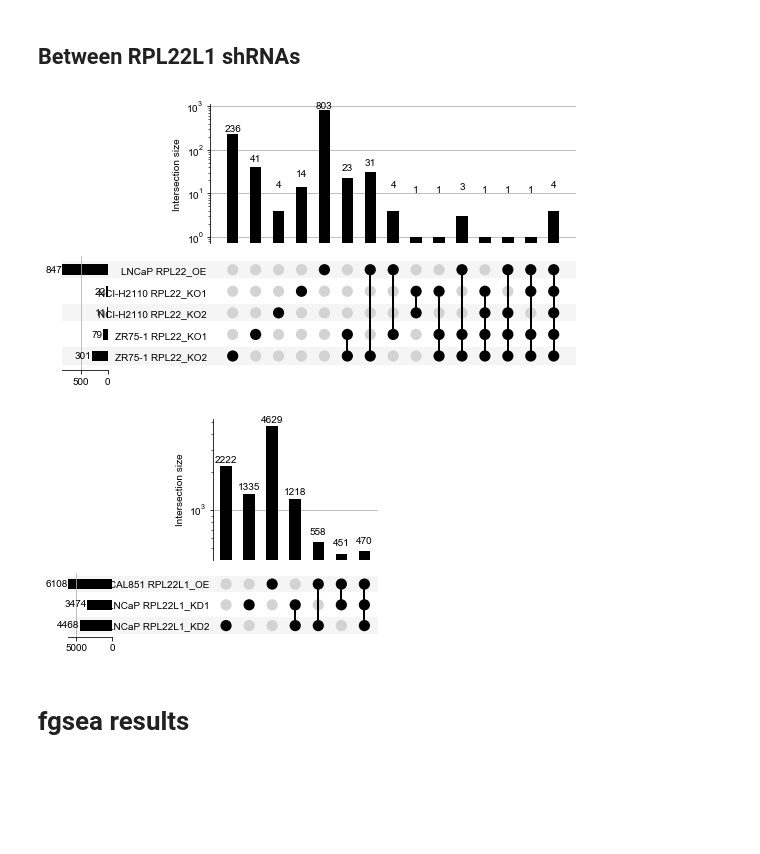
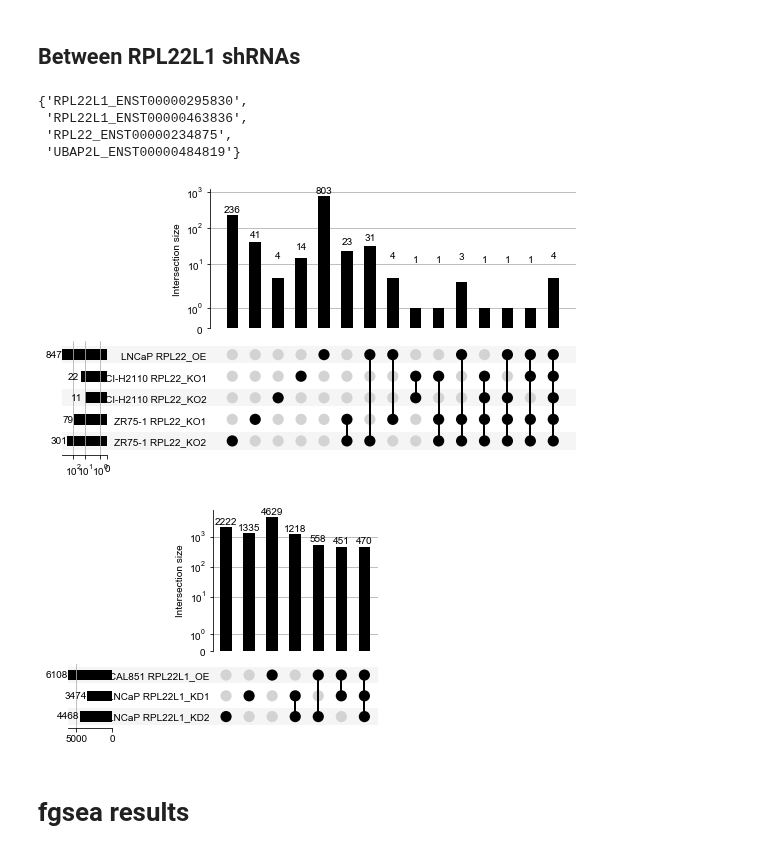
Before and after one commit to kevinhu/mdm4-splicing, a Jupyter notebook: notebooks/fig3_expression.ipynb, the cells around one changed output. Cells and saved outputs as stored; diff of their text form; code cells hidden in the pictures; blank space fills up the shorter version.

```diff
--- a/notebooks/fig3_expression.ipynb
+++ b/notebooks/fig3_expression.ipynb
@@ -203,6 +201,13 @@ rpl22_int_display_names = [
 ]
 
 rpl22_ko_ints, rpl22_ko_int_names, rpl22_ko_int_sizes = get_overlaps(rpl22_int_rmats,rpl22_int_display_names)
+# %%
+rpl22_ko_ints[-1]
+# %% [output]
+{'RPL22L1_ENST00000295830',
+ 'RPL22L1_ENST00000463836',
+ 'RPL22_ENST00000234875',
+ 'UBAP2L_ENST00000484819'}
 # %%
 rpl22_ko_pivot = upsetplot.from_memberships(rpl22_ko_int_names,rpl22_ko_int_sizes)
 
@@ -210,14 +215,19 @@ rpl22_ko_pivot = rpl22_ko_pivot.reorder_levels(rpl22_int_display_names)
 # %%
 up = upsetplot.plot(rpl22_ko_pivot,
                     sort_categories_by=None,
                     show_counts=True
                    )
 
-up["intersections"].set_yscale("log")
+up["intersections"].set_yscale("symlog")
 
-plt.savefig("../plots/RPL22_transcript_intersections.pdf",transparent=True,bbox_inches="tight")
+# up["intersections"].set_ylim(0.5)
+
+# for patch in up["intersections"]:
+#     patch.set_rasterized(True)
+
+plt.savefig("../plots/RPL22_transcript_intersections.pdf",transparent=True,bbox_inches="tight",dpi=25)
 # %% [output]
-[figure, old version]
+[figure, new version]
 # %%
 rpl22l1_int_rmats = [
     rpl22l1_kd2_transcripts,
@@ -240,13 +250,14 @@ rpl22l1_ko_pivot = rpl22l1_ko_pivot.reorder_levels(rpl22l1_int_display_names)
 up = upsetplot.plot(rpl22l1_ko_pivot,
                     sort_categories_by=None,
                     show_counts=True
-                   )
+                    )
 
-up["intersections"].set_yscale("log")
+up["intersections"].set_yscale("symlog")
 
-plt.savefig("../plots/RPL22L1_transcript_intersections.pdf",transparent=True,bbox_inches="tight")
+plt.savefig("../plots/RPL22L1_transcript_intersections.pdf",
+            transparent=True, bbox_inches="tight")
 # %% [output]
-[figure, old version]
+[figure, new version]
 # %% [markdown]
 # fgsea results
 # %%
```
Also changed, not shown: parts of 5 cells of this notebook, 23 other files.
